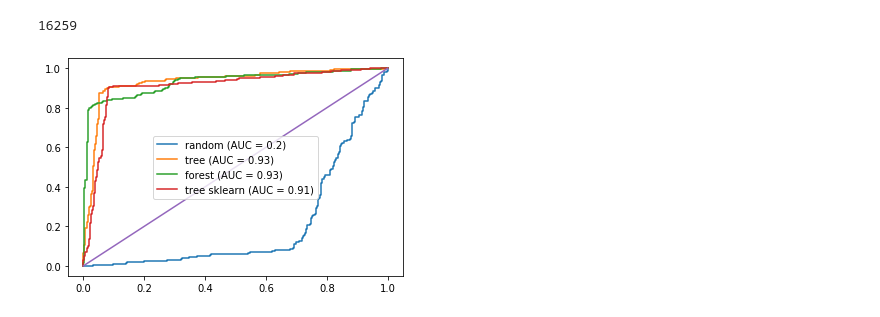
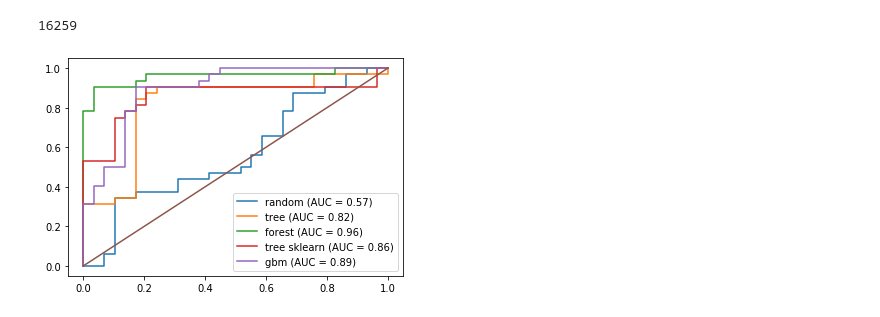
Before and after one commit to Knzaytsev/IntroductionToML, a Jupyter notebook: 2 lab/Lab2.ipynb, the cells around one changed output. Drawn from its saved outputs; the diff is of its cells as text; code cells hidden in the pictures.

```diff
--- a/2 lab/Lab2.ipynb
+++ b/2 lab/Lab2.ipynb
@@ -324,22 +326,27 @@ predicted = random.predict(X_test)
 models.append([Y_test, predicted])
 # %%
 tree = DecisionTree()
-t = tree.train(X_train, Y_train)
+t = tree.train(X_train, Y_train, max_depth = 3)
 predicted = tree.predict(X_test, t)
-models.append([Y_test, predicted.target])
+models.append([Y_test, predicted])
 # %%
 forest = RandomForest()
-f = forest.train(X_train, Y_train)
+f = forest.train(X_train, Y_train, max_depth = 3)
 predicted = forest.predict(X_test)
 models.append([Y_test, predicted])
 # %%
 from sklearn.tree import DecisionTreeClassifier
 
-tree = DecisionTreeClassifier()
+tree = DecisionTreeClassifier(max_depth=3)
 tree.fit(X_train, Y_train)
-models.append([Y_test, tree.predict_proba(X_test[X_test.columns[:-1]])[:,1]])
+models.append([Y_test, tree.predict_proba(X_test)[:,1]])
+# %%
+gbm = GradientBoosting()
+gbm.train(X_train, Y_train, M=3, max_depth=3)
+predicted = gbm.predict(X_test)
+models.append([Y_test, predicted])
 # %%
-roc_auc = ROC_AUC(models, ['random', 'tree', 'forest', 'tree sklearn'])
+roc_auc = ROC_AUC(models, ['random', 'tree', 'forest', 'tree sklearn', 'gbm'])
 roc_auc.show()
 # %% [output]
-[figure, old version]
+[figure, new version]
```
Also changed, not shown: parts of 8 cells of this notebook.
